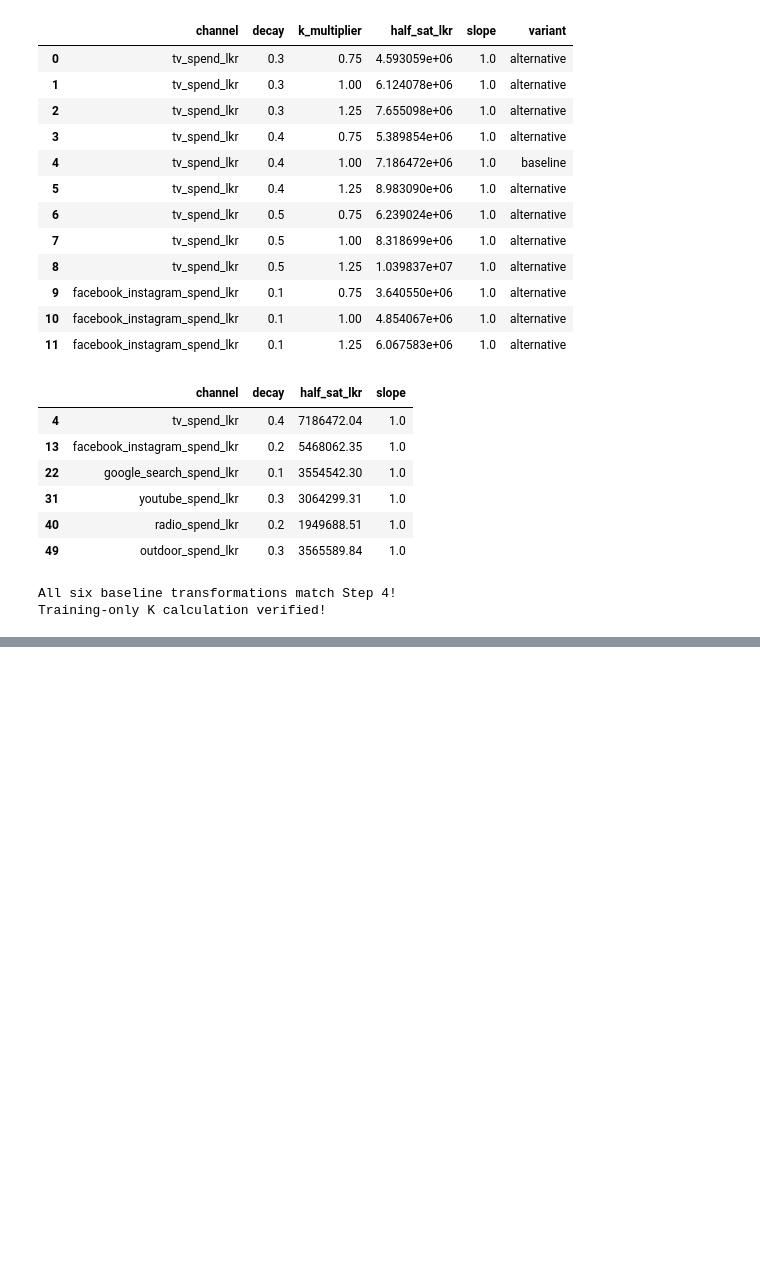
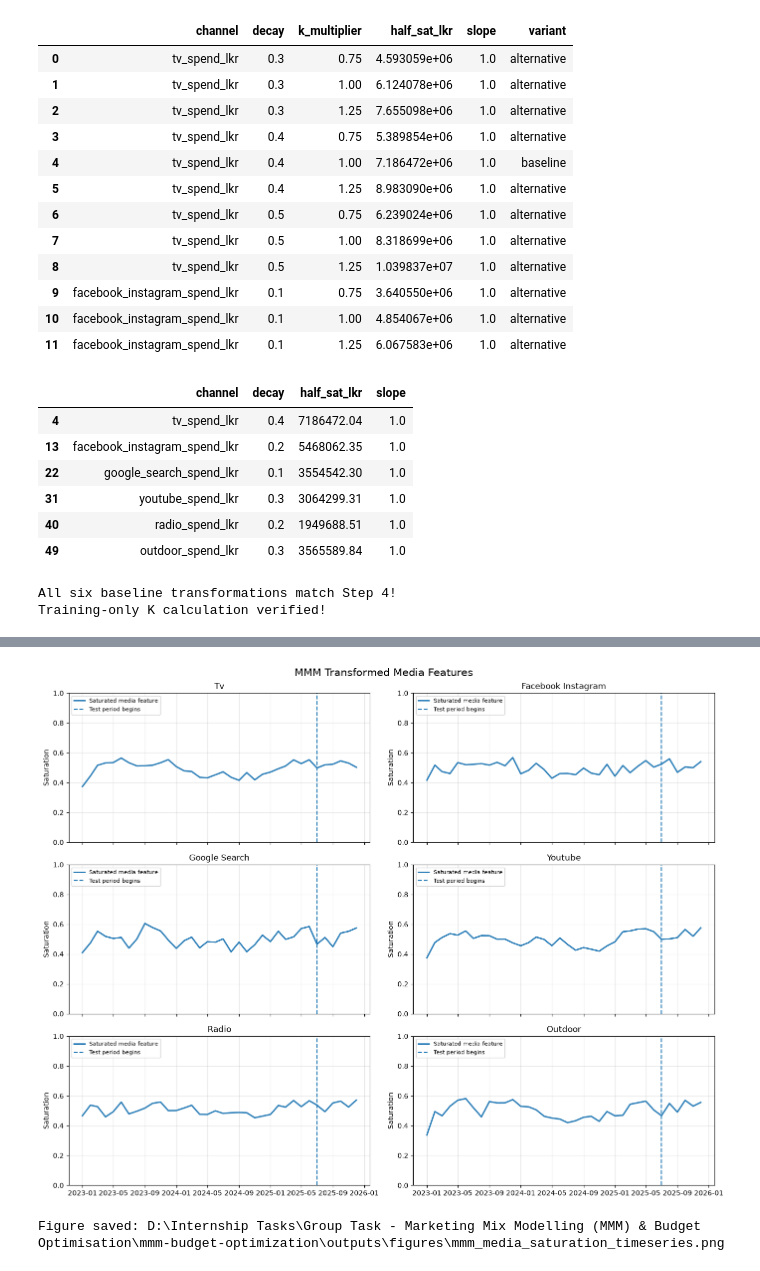
Before and after one commit to IBL11/mmm-budget-optimization, a Jupyter notebook: notebooks/04_transformations.ipynb, the cells around one changed output, grey strips where cells are left out. Cells and saved outputs as stored; diff of their text form; code cells hidden in the pictures; blank space fills up the shorter version.

Commit message:
test(mmm): validate media transformations and add diagnostic plots

```diff
--- a/notebooks/04_transformations.ipynb
+++ b/notebooks/04_transformations.ipynb
@@ -719,0 +948,61 @@ Training-only K calculation verified!
+# %%
+
+FIGURES.mkdir(parents=True, exist_ok=True)
+
+fig, axes = plt.subplots(
+    3, 2, figsize=(14, 11), sharex=True
+)
+
+axes = axes.flatten()
+
+for i, channel in enumerate(channels):
+
+    ax = axes[i]
+
+    base = channel.removesuffix("_spend_lkr")
+    feature_name = f"{base}_saturated"
+
+    ax.plot(
+        media_features["month"],
+        media_features[feature_name],
+        linewidth=2,
+        label="Saturated media feature"
+    )
+
+    # Show held-out test period
+    ax.axvline(
+        df["month"].iloc[train_end],
+        linestyle="--",
+        label="Test period begins"
+    )
+
+    ax.set_title(base.replace("_", " ").title())
+    ax.set_ylabel("Saturation")
+    ax.set_ylim(0, 1)
+    ax.grid(alpha=0.3)
+    ax.legend(fontsize=8)
+
+plt.suptitle(
+    "MMM Transformed Media Features",
+    fontsize=15
+)
+
+plt.tight_layout()
+
+# Save using existing project output folder
+plot_path = (
+    FIGURES / "mmm_media_saturation_timeseries.png"
+)
+
+plt.savefig(
+    plot_path,
+    dpi=160,
+    bbox_inches="tight"
+)
+
+plt.show()
+
+print("Figure saved:", plot_path)
+# %% [output]
+[figure, added]
+Figure saved: D:\Internship Tasks\Group Task - Marketing Mix Modelling (MMM) & Budget Optimisation\mmm-budget-optimization\outputs\figures\mmm_media_saturation_timeseries.png
```
Also changed, not shown: parts of 4 cells of this notebook, 4 other files.
